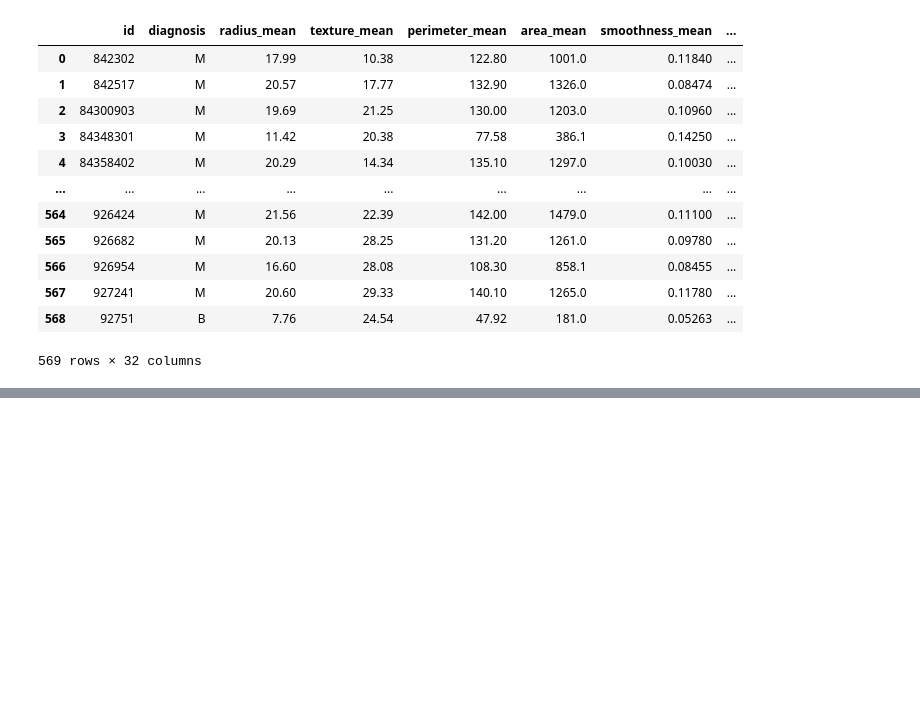
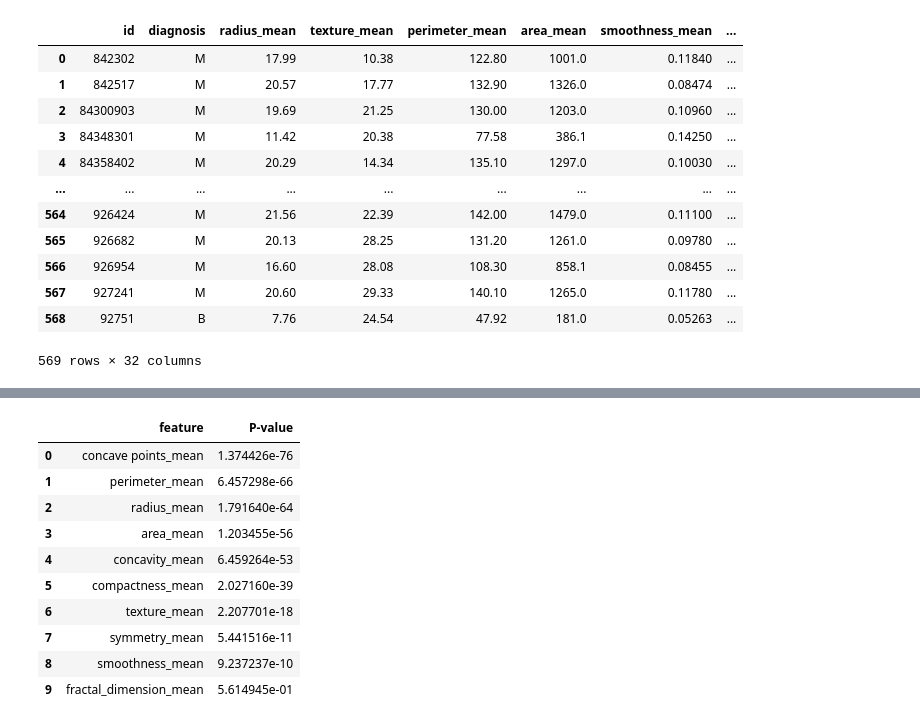
Before and after one commit to minghancmh/breastCancerPredictiveModel, a Jupyter notebook: breastCancer.ipynb, the cells around one changed output, grey strips where cells are left out. Drawn from its saved outputs; the diff is of its cells as text; code cells hidden in the pictures; blank space fills up the shorter version.

```diff
--- a/breastCancer.ipynb
+++ b/breastCancer.ipynb
@@ -104,0 +180,73 @@ fractal_mean = pd.DataFrame(breastCancerdf_mean['fractal_dimension_mean'])
+# %%
+# ANOVA Test
+corr_dict = {}
+
+radiusList=diagnosis_radius.groupby('diagnosis')['radius_mean'].apply(list)
+radiusResults = f_oneway(*radiusList)
+corr_dict['radius_mean'] = radiusResults[1]
+
+
+textureList=diagnosis_texture.groupby('diagnosis')['texture_mean'].apply(list)
+textureResults = f_oneway(*textureList)
+corr_dict['texture_mean'] = textureResults[1]
+
+
+perimeterList=diagnosis_perimeter.groupby('diagnosis')['perimeter_mean'].apply(list)
+perimeterResults = f_oneway(*perimeterList)
+corr_dict['perimeter_mean'] = perimeterResults[1]
+
+
+areaList=diagnosis_area.groupby('diagnosis')['area_mean'].apply(list)
+areaResults = f_oneway(*areaList)
+corr_dict['area_mean'] = areaResults[1]
+
+
+smoothnessList=diagnosis_smoothness.groupby('diagnosis')['smoothness_mean'].apply(list)
+smoothnessResults = f_oneway(*smoothnessList)
+corr_dict['smoothness_mean'] = smoothnessResults[1]
+
+
+compactnessList=diagnosis_compactness.groupby('diagnosis')['compactness_mean'].apply(list)
+compactnessResults = f_oneway(*compactnessList)
+corr_dict['compactness_mean'] = compactnessResults[1]
+
+
+concavityList=diagnosis_concavity.groupby('diagnosis')['concavity_mean'].apply(list)
+concavityResults = f_oneway(*concavityList)
+corr_dict['concavity_mean'] = concavityResults[1]
+
+
+concaveList=diagnosis_concave.groupby('diagnosis')['concave points_mean'].apply(list)
+concaveResults = f_oneway(*concaveList)
+corr_dict['concave points_mean'] = concaveResults[1]
+
+
+symmetryList=diagnosis_symmetry.groupby('diagnosis')['symmetry_mean'].apply(list)
+symmetryResults = f_oneway(*symmetryList)
+corr_dict['symmetry_mean'] = symmetryResults[1]
+
+
+fractalList=diagnosis_fractal.groupby('diagnosis')['fractal_dimension_mean'].apply(list)
+fractalResults = f_oneway(*fractalList)
+corr_dict['fractal_dimension_mean'] = fractalResults[1]
+
+
+corr_dict = sorted(corr_dict.items(), key=lambda x:x[1])
+
+corrDf = pd.DataFrame(corr_dict)
+corrDf.rename(columns={0:'feature', 1:'P-value'}, inplace=True)
+
+# print(corr_dict)
+corrDf
+# %% [output]
+|  | feature | P-value |
+| 0 | concave points_mean | 1.374426e-76 |
+| 1 | perimeter_mean | 6.457298e-66 |
+| 2 | radius_mean | 1.791640e-64 |
+| 3 | area_mean | 1.203455e-56 |
+| 4 | concavity_mean | 6.459264e-53 |
+| 5 | compactness_mean | 2.027160e-39 |
+| 6 | texture_mean | 2.207701e-18 |
+| 7 | symmetry_mean | 5.441516e-11 |
+| 8 | smoothness_mean | 9.237237e-10 |
+| 9 | fractal_dimension_mean | 5.614945e-01 |
```
Also changed, not shown: parts of 10 cells of this notebook.
